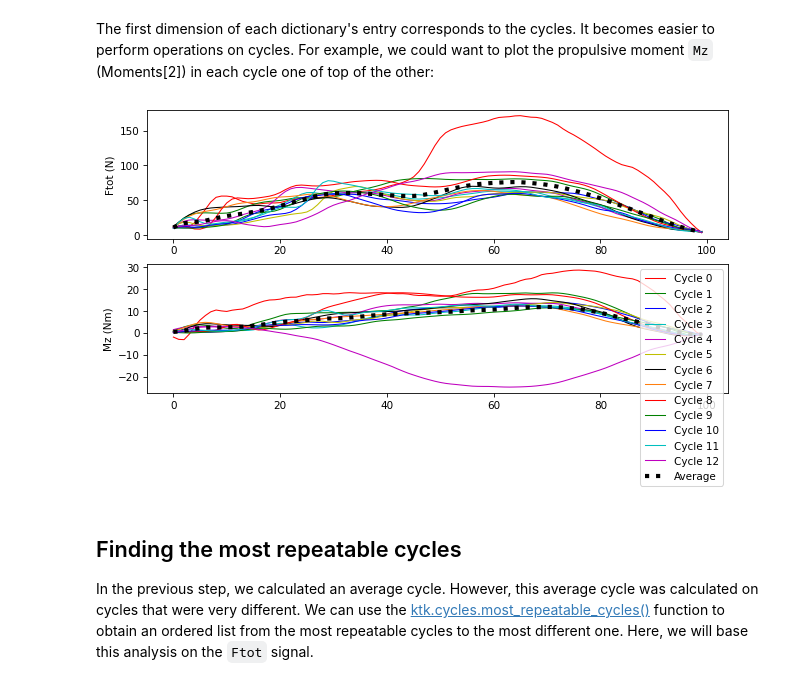
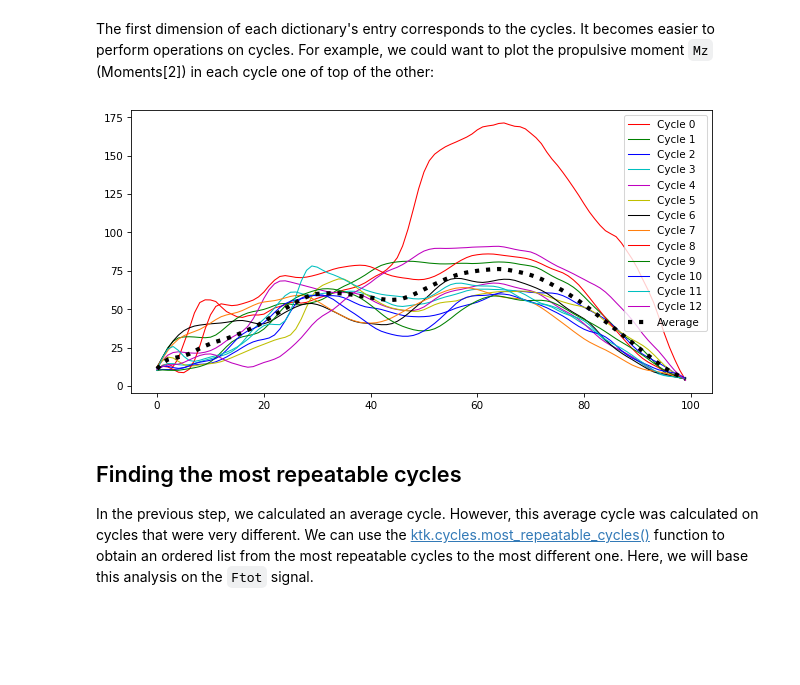
Before and after one commit to kineticstoolkit/kineticstoolkit, a Jupyter notebook: doc/cycles.ipynb, the cells around one changed output. Saved outputs shown, nothing was run; the diff lists cells and outputs as text; code cells hidden in the pictures; blank space fills up the shorter version.

```diff
--- a/doc/cycles.ipynb
+++ b/doc/cycles.ipynb
@@ -77,9 +77,9 @@ ts_with_events = ktk.cycles.detect_cycles(ts, 'Ftot',
                                           event_name2='recovery',
                                           threshold1=10,
                                           threshold2=5,
-                                          min_length1=0.2,
-                                          min_length2=0.2,
-                                          target_height1=50)
+                                          min_duration1=0.2,
+                                          min_duration2=0.2,
+                                          cross_height1=50)
 ts_with_events.plot(['Forces', 'Ftot'])
 # %% [output]
 [figure]
@@ -129,31 +129,19 @@ data
 # %% [markdown]
 The first dimension of each dictionary's entry corresponds to the cycles. It becomes easier to perform operations on cycles. For example, we could want to plot the propulsive moment `Mz` (Moments[2]) in each cycle one of top of the other:
 # %%
-ax_Ftot = plt.subplot(2, 1, 1)
-ax_Mz = plt.subplot(2, 1, 2)
-
 # Plot every cycles
 for i_cycle in range(13):
-    ax_Ftot.plot(
-        data['Ftot'][i_cycle])
-    ax_Mz.plot(
-        data['Moments'][i_cycle, :, 2],
-        label=f"Cycle {i_cycle}")
+    plt.plot(data['Ftot'][i_cycle], label=f"Cycle {i_cycle}")
 
 # Plot the average cycle
-ax_Ftot.plot(
+plt.plot(
     np.mean(data['Ftot'], axis=0),
-    'k:', linewidth=4)
-ax_Mz.plot(
-    np.mean(data['Moments'][:, :, 2], axis=0),
     'k:', linewidth=4, label="Average")
 
-ax_Ftot.set_ylabel('Ftot (N)')
-ax_Mz.set_ylabel('Mz (Nm)')
-ax_Mz.legend()
+plt.legend()
 plt.show()
 # %% [output]
-[figure, old version]
+[figure, new version]
 # %% [markdown]
 Finding the most repeatable cycles
 ----------------------------------
```
Also changed, not shown: parts of 6 cells of this notebook, 29 other files.
